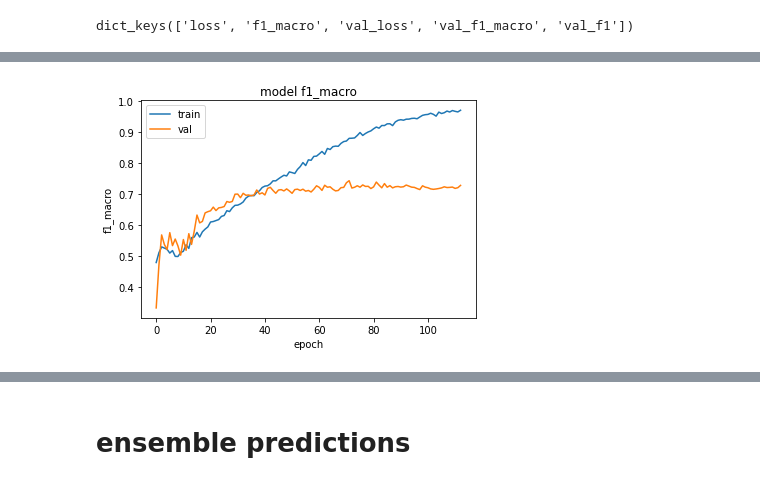
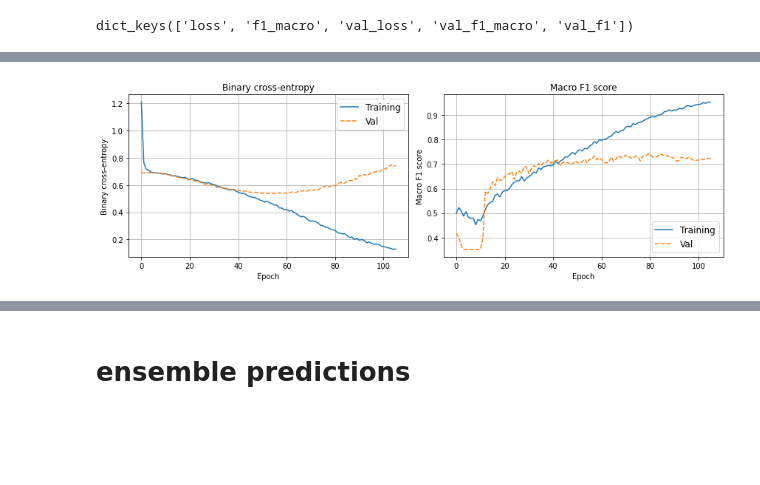
Before and after one commit to alessandrocuda/ReSt, a Jupyter notebook: notebooks/ReStCnn/Kim_CNN.ipynb, the cells around one changed output, grey strips where cells are left out. Drawn from its saved outputs; the diff is of its cells as text; code cells hidden in the pictures; blank space fills up the shorter version.

Commit message:
publish KCNN model

```diff
--- a/notebooks/ReStCnn/Kim_CNN.ipynb
+++ b/notebooks/ReStCnn/Kim_CNN.ipynb
@@ -447,0 +400,7 @@ Epoch 113: early stopping
+# %%
+dependencies = {
+    'f1_macro': f1_macro
+}
+model = tf.keras.models.load_model(root_project + 'results/model/kcnn/kcnn.h5', custom_objects=dependencies)
+model.compile(loss= tf.keras.losses.BinaryCrossentropy(), metrics= [f1_macro])
+history = load_data_p(root_project + 'results/model/kcnn/kcnn_history.p')
@@ -505,11 +462,4 @@ plt.show()
-# %%
-# summarize history for loss
-plt.plot(history.history['f1_macro'])
-plt.plot(history.history['val_f1_macro'])
-plt.title('Model f1_macro')
-plt.ylabel('f1_macro')
-plt.xlabel('epoch')
-plt.legend(['Train', 'Val'], loc='upper left')
-plt.show()
-# %% [output]
-[figure, removed]
+# %%
+plotHistory(history)
+# %% [output]
+[figure, added]
```
Also changed, not shown: parts of 24 cells of this notebook, 15 other files.
